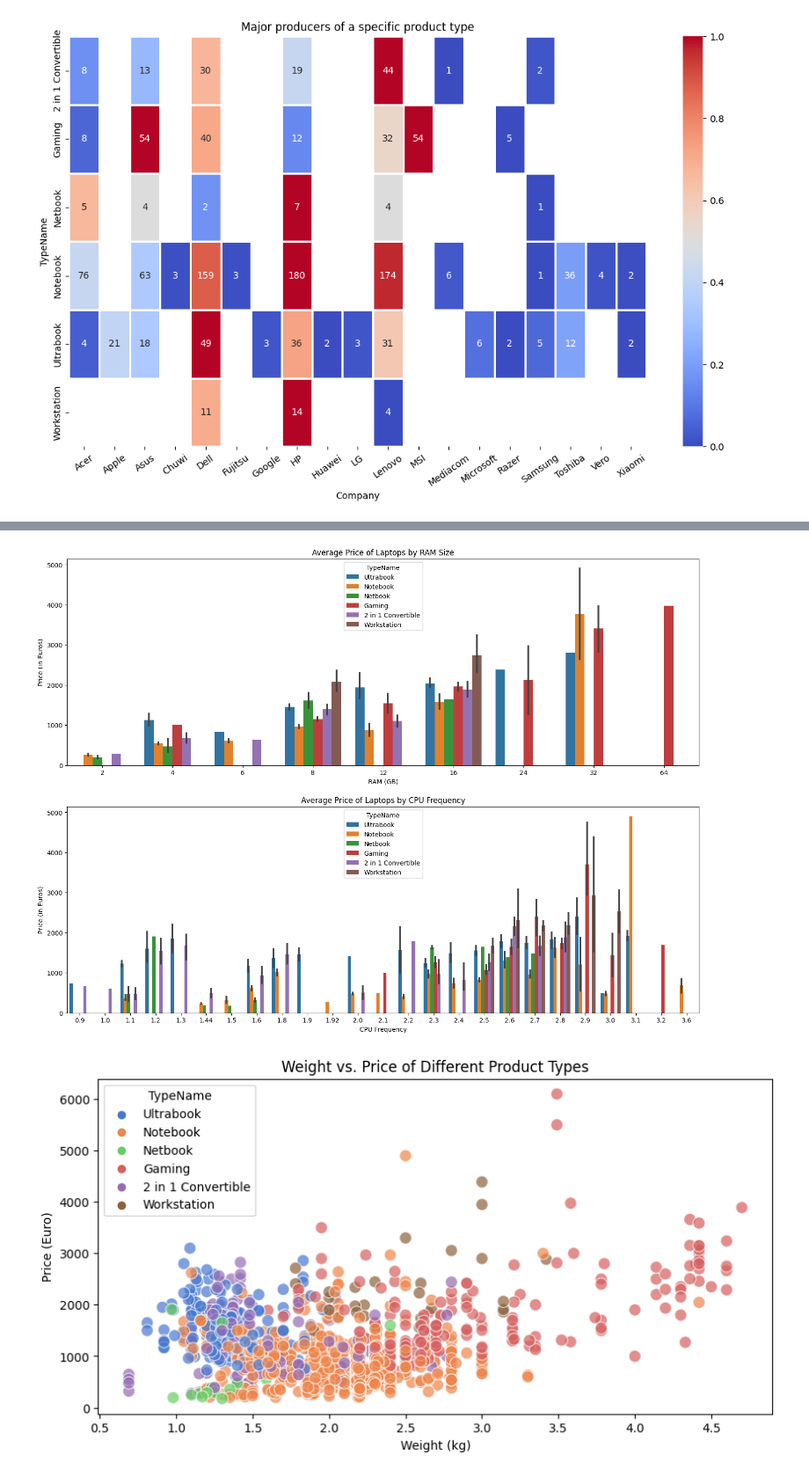
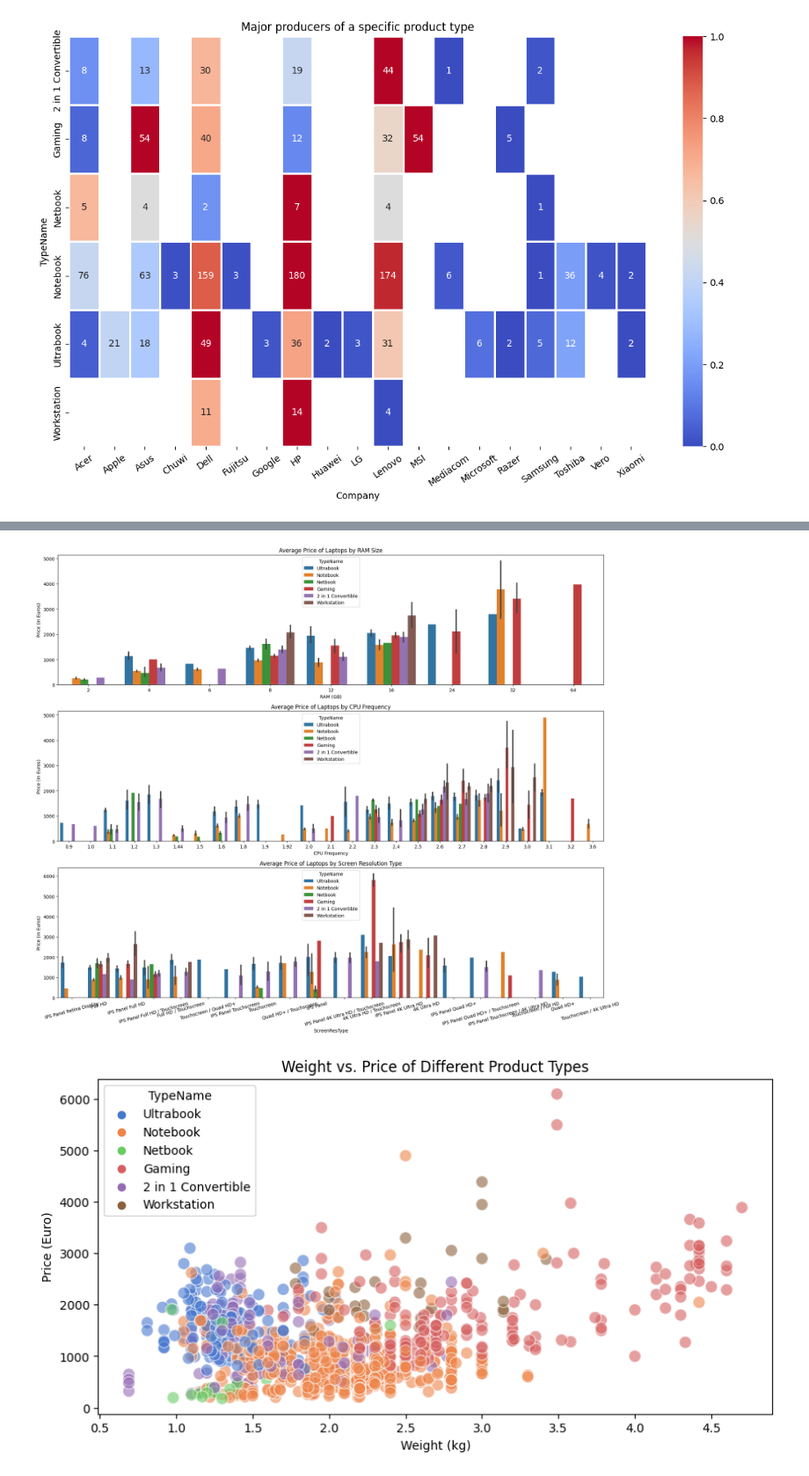
Before and after one commit to FarzanehSoltanzadeh/Regression, a Jupyter notebook: Multivariate Linear Regression/Implementation.ipynb, the cells around one changed output, grey strips where cells are left out. Shown at 88% size. Cells and saved outputs as stored; diff of their text form; code cells hidden in the pictures.

```diff
--- a/Multivariate Linear Regression/Implementation.ipynb
+++ b/Multivariate Linear Regression/Implementation.ipynb
@@ -307,25 +322,27 @@ plt.show()
-# %%
-def plot_sns_bar(axes, data, x, y, hue=None, legend=False, legLoc="upper right", title="", xlabel="", ylabel="", palette="viridis"):
-    sns.barplot(data=data, x=x, y=y, hue=hue, palette=palette, ax=axes)
-    axes.set_title(title)
-    axes.set_xlabel(xlabel)
-    axes.set_ylabel(ylabel)
-    if legend:
-        axes.legend(title=hue, loc=legLoc)
 # %%
-fig, axes = plt.subplots(nrows=2, figsize=(18, 13))
+fig, axes = plt.subplots(nrows=3, figsize=(18, 15))
 
 # Plot 1
 plot_sns_bar(axes[0], df, x='RAM (GB)', y='Price (Euro)',
              hue='TypeName',legend=True, legLoc="upper center", palette="tab10",
              title='Average Price of Laptops by RAM Size', xlabel='RAM (GB)', ylabel='Price (in Euros)')
 
 # Plot 2
 plot_sns_bar(axes[1], df, x='CPU_Frequency (GHz)', y='Price (Euro)',
              hue='TypeName',legend=True, legLoc="upper center", palette="tab10",
              title='Average Price of Laptops by CPU Frequency', xlabel='CPU Frequency', ylabel='Price (in Euros)')
+
+# Plot 3
+df['ScreenResType'] = df['ScreenResolution'].apply(lambda x: ' '.join(x.split()[:-1]) if len(x.split()) > 1 else np.nan)
+plot_sns_bar(axes[2], df, x='ScreenResType', y='Price (Euro)',
+             hue='TypeName',legend=True, legLoc="upper center", palette="tab10",
+             title='Average Price of Laptops by Screen Resolution Type', xlabel='ScreenResType', ylabel='Price (in Euros)')
+axes[2].tick_params(axis='x', rotation=15)
+
+plt.tight_layout()
+plt.show()
 # %% [output]
-[figure, old version]
+[figure, new version]
 # %%
 company_opSys = df.groupby(['Company', 'TypeName', 'OpSys']).size().reset_index(name='Count')
 
```
Also changed, not shown: parts of 9 cells of this notebook.
